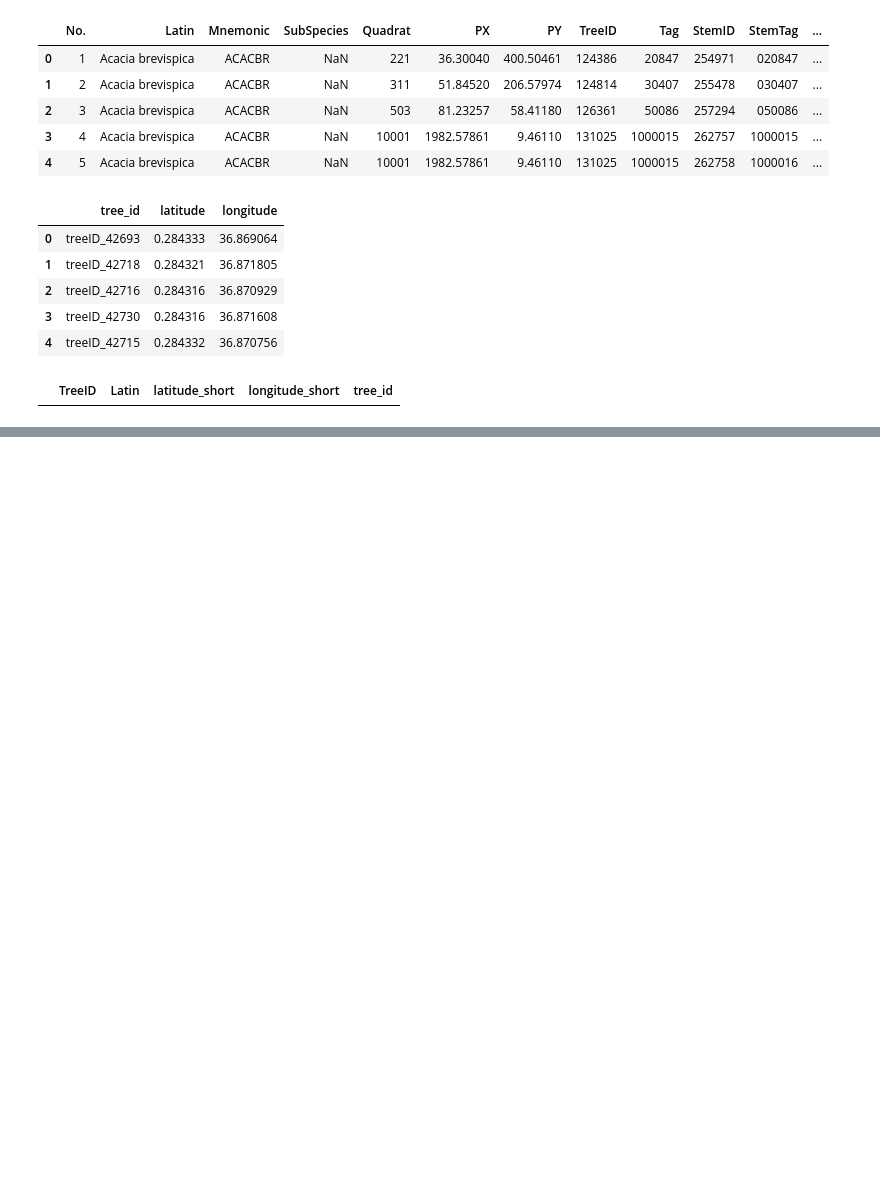
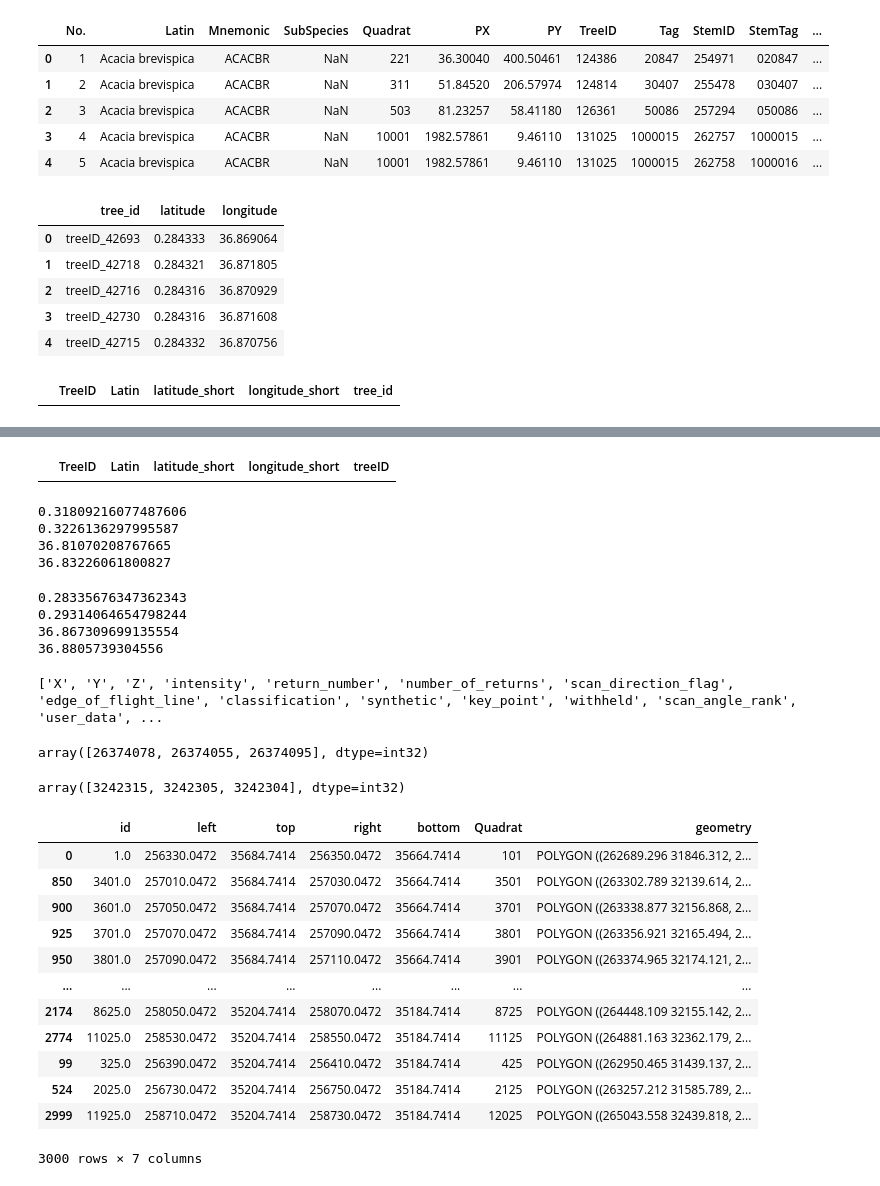
Before and after one commit to nicole-hjlin/mpala-tree-mapping, a Jupyter notebook: geomap.ipynb, the cells around one changed output, grey strips where cells are left out. Drawn from its saved outputs; the diff is of its cells as text; code cells hidden in the pictures; blank space fills up the shorter version.

```diff
--- a/geomap.ipynb
+++ b/geomap.ipynb
@@ -379,0 +415,58 @@ print(max(forestgeo.longitude_short))
+# %%
+# matching attempt
+match_digit = 4
+lidar_grid['latitude_short'] = lidar_grid['latitude'].round(match_digit)
+lidar_grid['longitude_short'] = lidar_grid['longitude'].round(match_digit)
+forestgeo['latitude_short'] = forestgeo['latitude'].round(match_digit)
+forestgeo['longitude_short'] = forestgeo['longitude'].round(match_digit)
+
+pd.merge(forestgeo[forestgeo['Stem'] == 'main'][['TreeID', 'Latin', 'latitude_short', 'longitude_short']], lidar_grid[['treeID', 'latitude_short', 'longitude_short']], how='inner', on = ['latitude_short', 'longitude_short'])
+# %% [output]
+|  | TreeID | Latin | latitude_short | longitude_short | treeID |
+# %%
+print(min(forestgeo.latitude))
+print(max(forestgeo.latitude))
+print(min(forestgeo.longitude))
+print(max(forestgeo.longitude))
+# %% [output]
+0.31809216077487606
+0.3226136297995587
+36.81070208767665
+36.83226061800827
+# %%
+print(min(lidar_grid.latitude))
+print(max(lidar_grid.latitude))
+print(min(lidar_grid.longitude))
+print(max(lidar_grid.longitude))
+# %% [output]
+0.28335676347362343
+0.29314064654798244
+36.867309699135554
+36.8805739304556
+# %%
+sample_tree = laspy.read(os.path.join(high_res_path, 'MpalaForestGEO_LasClippedtoTreePolygons', 'treeID_1.las'))
+print(list(sample_tree.point_format.dimension_names))
+sample_tree.X[:5]
+# %% [output]
+['X', 'Y', 'Z', 'intensity', 'return_number', 'number_of_returns', 'scan_direction_flag', 'edge_of_flight_line', 'classification', 'synthetic', 'key_point', 'withheld', 'scan_angle_rank', 'user_data', ...
+array([26374078, 26374055, 26374095], dtype=int32)
+# %%
+sample_tree.Y[:5]
+# %% [output]
+array([3242315, 3242305, 3242304], dtype=int32)
+# %%
+forestgeo_grid.sort_values(['top'], ascending = False)
+# %% [output]
+|  | id | left | top | right | bottom | Quadrat | geometry |
+| 0 | 1.0 | 256330.0472 | 35684.7414 | 256350.0472 | 35664.7414 | 101 | POLYGON ((262689.296 31846.312, 2... |
+| 850 | 3401.0 | 257010.0472 | 35684.7414 | 257030.0472 | 35664.7414 | 3501 | POLYGON ((263302.789 32139.614, 2... |
+| 900 | 3601.0 | 257050.0472 | 35684.7414 | 257070.0472 | 35664.7414 | 3701 | POLYGON ((263338.877 32156.868, 2... |
+| 925 | 3701.0 | 257070.0472 | 35684.7414 | 257090.0472 | 35664.7414 | 3801 | POLYGON ((263356.921 32165.494, 2... |
+| 950 | 3801.0 | 257090.0472 | 35684.7414 | 257110.0472 | 35664.7414 | 3901 | POLYGON ((263374.965 32174.121, 2... |
+| ... | ... | ... | ... | ... | ... | ... | ... |
+| 2174 | 8625.0 | 258050.0472 | 35204.7414 | 258070.0472 | 35184.7414 | 8725 | POLYGON ((264448.109 32155.142, 2... |
+| 2774 | 11025.0 | 258530.0472 | 35204.7414 | 258550.0472 | 35184.7414 | 11125 | POLYGON ((264881.163 32362.179, 2... |
+| 99 | 325.0 | 256390.0472 | 35204.7414 | 256410.0472 | 35184.7414 | 425 | POLYGON ((262950.465 31439.137, 2... |
+| 524 | 2025.0 | 256730.0472 | 35204.7414 | 256750.0472 | 35184.7414 | 2125 | POLYGON ((263257.212 31585.789, 2... |
+| 2999 | 11925.0 | 258710.0472 | 35204.7414 | 258730.0472 | 35184.7414 | 12025 | POLYGON ((265043.558 32439.818, 2... |
+3000 rows × 7 columns
```
Also changed, not shown: parts of 26 cells of this notebook.
